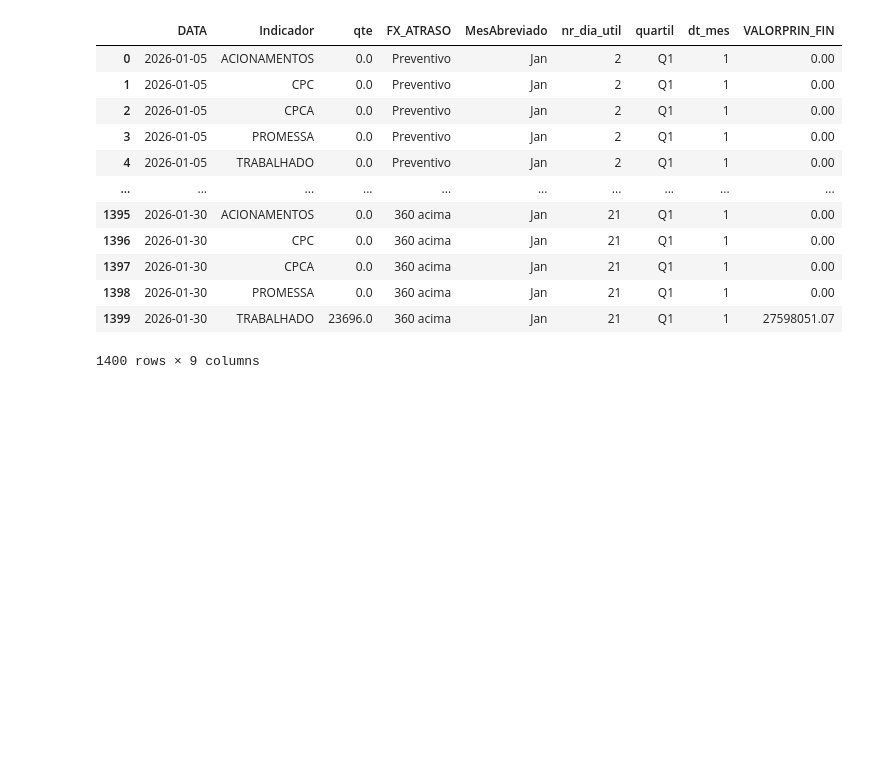
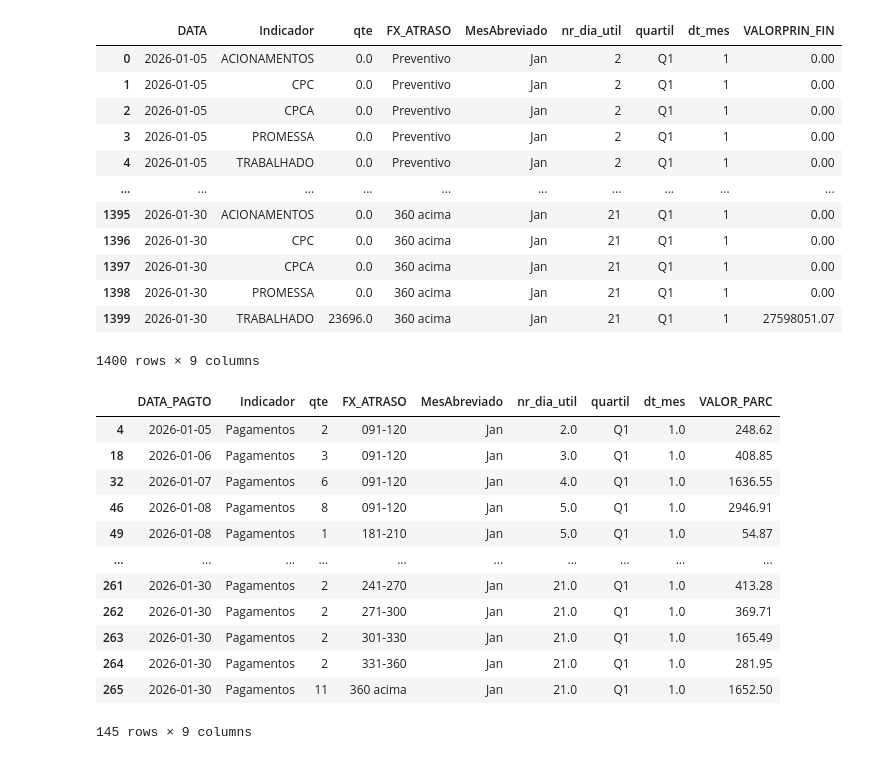
Before and after one commit to Claudiano-alves/Data-Analysis-Portfolio, a Jupyter notebook: Projects/notebooks/data_wrangling_ouze.ipynb, the cells around one changed output. Saved outputs shown, nothing was run; the diff lists cells and outputs as text; code cells hidden in the pictures; blank space fills up the shorter version.

Commit message:
UPDATE. Desenvolvimento do pacote utils channels e adequação da função salva analíticos.

```diff
--- a/Projects/notebooks/data_wrangling_ouze.ipynb
+++ b/Projects/notebooks/data_wrangling_ouze.ipynb
@@ -55,6 +53,7 @@ importlib.reload(config)
 
 GRUPO_PRINCIPAL_MAP = config.GRUPO_PRINCIPAL_MAP
 TRANSFORMACOES_DISCAGENS = config.TRANSFORMACOES_DISCAGENS
+DIMENSOES_PAGAMENTOS = config.DIMENSOES_PAGAMENTOS
 # %%
 import sys
 # Remover módulos em cache
@@ -301,3 +300,35 @@ df_discagens_acumulado
 | 1398 | 2026-01-30 | PROMESSA | 0.0 | 360 acima | Jan | 21 | Q1 | 1 | 0.00 |
 | 1399 | 2026-01-30 | TRABALHADO | 23696.0 | 360 acima | Jan | 21 | Q1 | 1 | 27598051.07 |
 1400 rows × 9 columns
+# %%
+from utils.pagamentos.data_processing import data_pagamentos
+from utils.pagamentos.metricas_acumuladas import gerar_acumulado_por_dia_util
+from Ouze.src.config import DIMENSOES_PAGAMENTOS
+
+#df_acordos
+df_pagamentos_tratado, df_pagamentos_sem_fx_atraso, df_pagamentos_analitico = data_pagamentos(
+    df_pagamentos=df_pagamentos,
+    df_acordos=df_acordos,
+    df_mailing_hist=df_mailing_hist_processing,
+    df_dw_calendario=df_dw_calendario,
+    dimensoes_segmentacao=DIMENSOES_PAGAMENTOS
+)
+df_acumulado, df_esforco, df_unique = gerar_acumulado_por_dia_util(
+    df_pagamentos_tratado,
+    DIMENSOES_PAGAMENTOS
+)
+df_acumulado
+# %% [output]
+|  | DATA_PAGTO | Indicador | qte | FX_ATRASO | MesAbreviado | nr_dia_util | quartil | dt_mes | VALOR_PARC |
+| 4 | 2026-01-05 | Pagamentos | 2 | 091-120 | Jan | 2.0 | Q1 | 1.0 | 248.62 |
+| 18 | 2026-01-06 | Pagamentos | 3 | 091-120 | Jan | 3.0 | Q1 | 1.0 | 408.85 |
+| 32 | 2026-01-07 | Pagamentos | 6 | 091-120 | Jan | 4.0 | Q1 | 1.0 | 1636.55 |
+| 46 | 2026-01-08 | Pagamentos | 8 | 091-120 | Jan | 5.0 | Q1 | 1.0 | 2946.91 |
+| 49 | 2026-01-08 | Pagamentos | 1 | 181-210 | Jan | 5.0 | Q1 | 1.0 | 54.87 |
+| ... | ... | ... | ... | ... | ... | ... | ... | ... | ... |
+| 261 | 2026-01-30 | Pagamentos | 2 | 241-270 | Jan | 21.0 | Q1 | 1.0 | 413.28 |
+| 262 | 2026-01-30 | Pagamentos | 2 | 271-300 | Jan | 21.0 | Q1 | 1.0 | 369.71 |
+| 263 | 2026-01-30 | Pagamentos | 2 | 301-330 | Jan | 21.0 | Q1 | 1.0 | 165.49 |
+| 264 | 2026-01-30 | Pagamentos | 2 | 331-360 | Jan | 21.0 | Q1 | 1.0 | 281.95 |
+| 265 | 2026-01-30 | Pagamentos | 11 | 360 acima | Jan | 21.0 | Q1 | 1.0 | 1652.50 |
+145 rows × 9 columns
```
Also changed, not shown: parts of 10 cells of this notebook, 9 other files.
